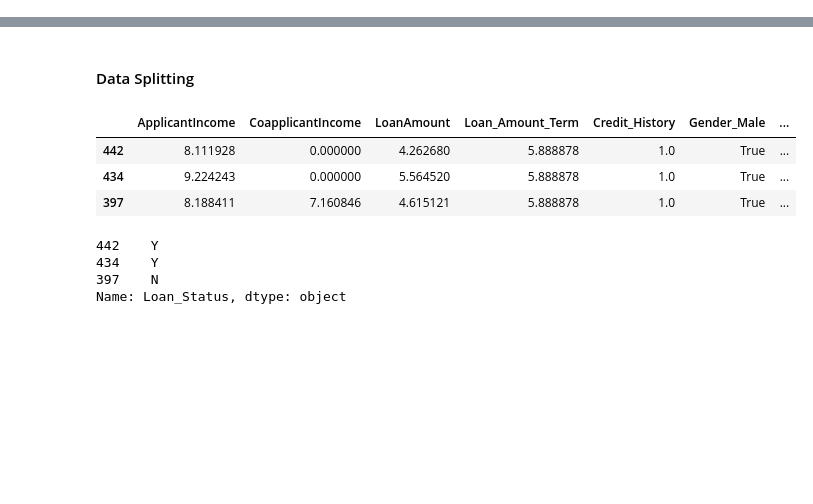
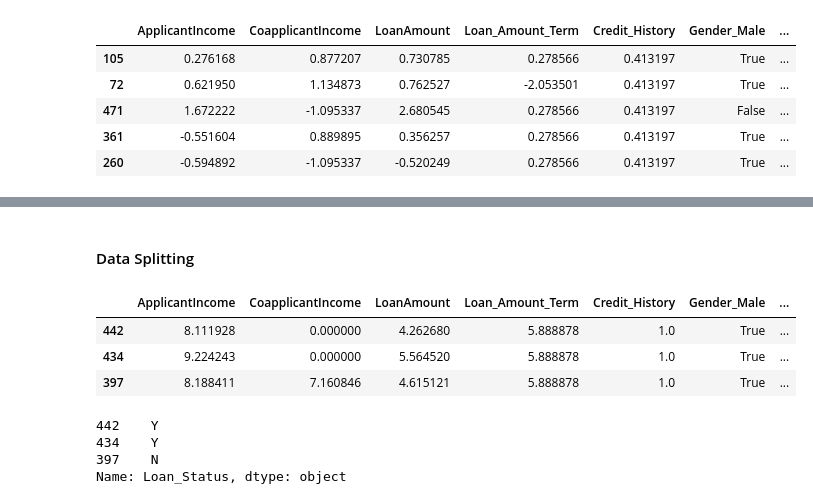
Before and after one commit to ebenezer2015/Machine-Learning-Model-Analysis, a Jupyter notebook: Classification-Modelling/Model-Training.ipynb, the cells around one changed output, grey strips where cells are left out. Drawn from its saved outputs; the diff is of its cells as text; code cells hidden in the pictures; blank space fills up the shorter version.

```diff
--- a/Classification-Modelling/Model-Training.ipynb
+++ b/Classification-Modelling/Model-Training.ipynb
@@ -39,0 +55,9 @@ X.head(5)
+# %%
+trained_df.head()
+# %% [output]
+|  | ApplicantIncome | CoapplicantIncome | LoanAmount | Loan_Amount_Term | Credit_History | Gender_Male | ... |
+| 105 | 0.276168 | 0.877207 | 0.730785 | 0.278566 | 0.413197 | True | ... |
+| 72 | 0.621950 | 1.134873 | 0.762527 | -2.053501 | 0.413197 | True | ... |
+| 471 | 1.672222 | -1.095337 | 2.680545 | 0.278566 | 0.413197 | False | ... |
+| 361 | -0.551604 | 0.889895 | 0.356257 | 0.278566 | 0.413197 | True | ... |
+| 260 | -0.594892 | -1.095337 | -0.520249 | 0.278566 | 0.413197 | True | ... |
```
Also changed, not shown: parts of 18 cells of this notebook, 2 other files.
